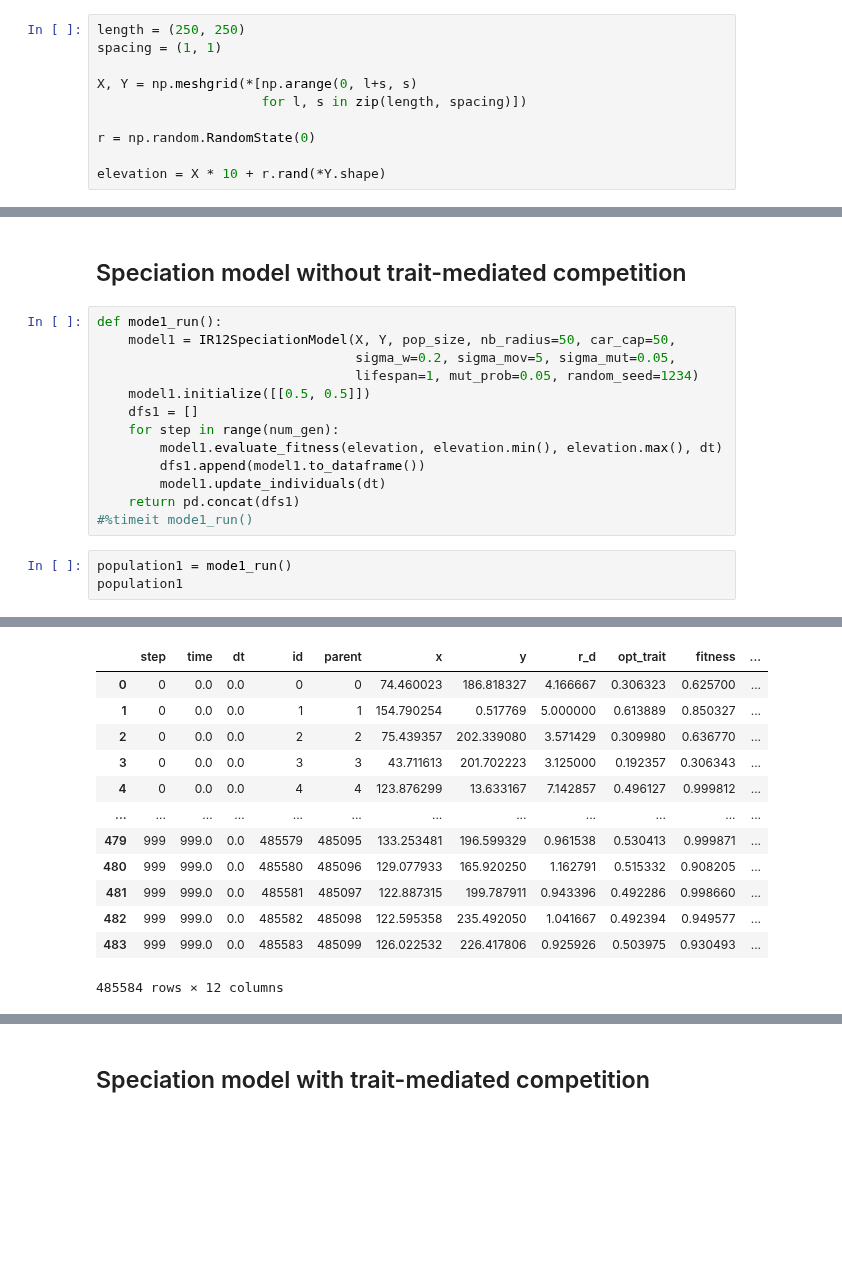
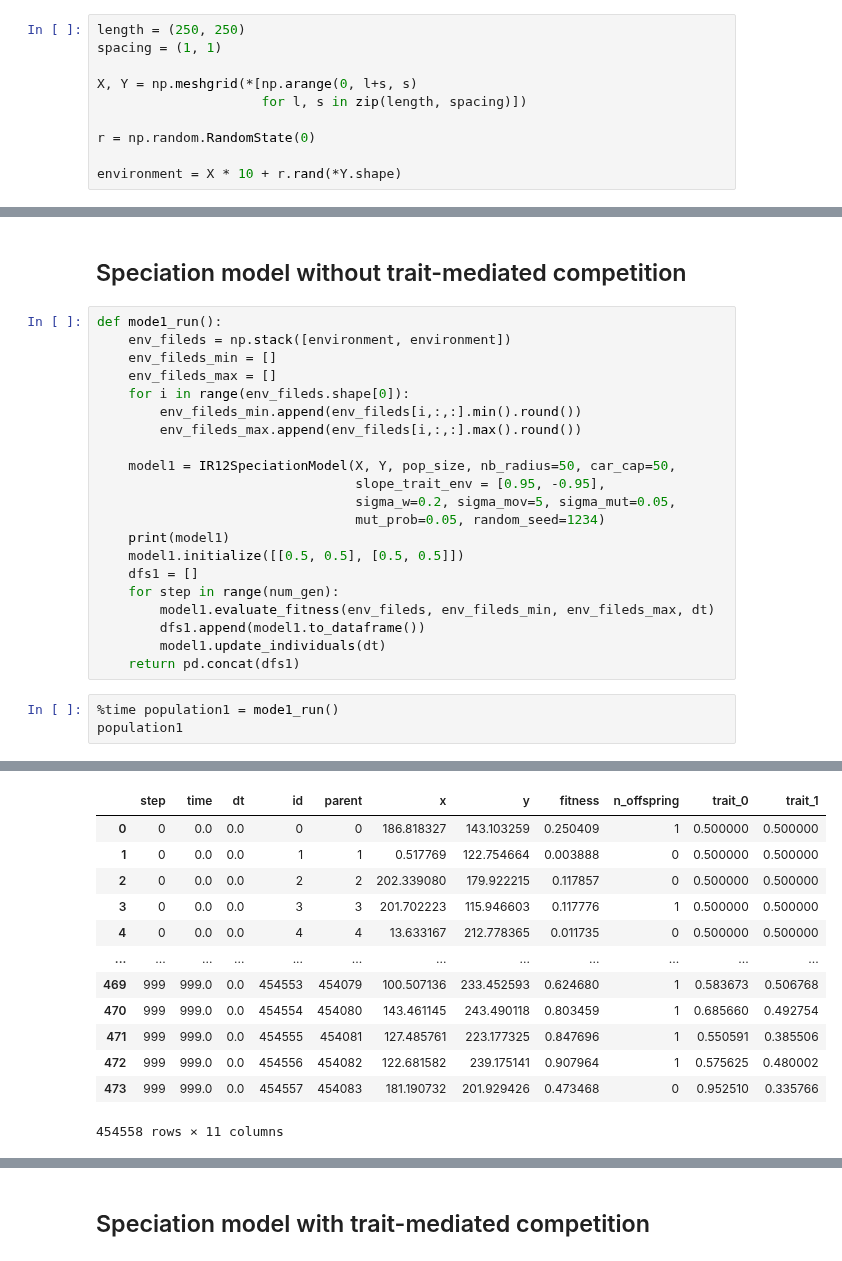
Before and after one commit to fastscape-lem/adascape, a Jupyter notebook: notebooks/basic_example.ipynb, the cells around one changed output, grey strips where cells are left out. Drawn from its saved outputs; the diff is of its cells as text; blank space fills up the shorter version.

```diff
--- a/notebooks/basic_example.ipynb
+++ b/notebooks/basic_example.ipynb
@@ -23,5 +23,5 @@ X, Y = np.meshgrid(*[np.arange(0, l+s, s)
 
 r = np.random.RandomState(0)
 
-elevation = X * 10 + r.rand(*Y.shape)
+environment = X * 10 + r.rand(*Y.shape)
 # %%
@@ -40,18 +40,26 @@ dt = 1e0
 ## Speciation model without trait-mediated competition
 # %%
 def mode1_run():
+    env_fileds = np.stack([environment, environment])
+    env_fileds_min = []
+    env_fileds_max = []
+    for i in range(env_fileds.shape[0]):
+        env_fileds_min.append(env_fileds[i,:,:].min().round())
+        env_fileds_max.append(env_fileds[i,:,:].max().round())
+
     model1 = IR12SpeciationModel(X, Y, pop_size, nb_radius=50, car_cap=50,
+                                 slope_trait_env = [0.95, -0.95],
                                  sigma_w=0.2, sigma_mov=5, sigma_mut=0.05,
-                                 lifespan=1, mut_prob=0.05, random_seed=1234)
-    model1.initialize([[0.5, 0.5]])
+                                 mut_prob=0.05, random_seed=1234)
+    print(model1)
+    model1.initialize([[0.5, 0.5], [0.5, 0.5]])
     dfs1 = []
     for step in range(num_gen):
-        model1.evaluate_fitness(elevation, elevation.min(), elevation.max(), dt)
+        model1.evaluate_fitness(env_fileds, env_fileds_min, env_fileds_max, dt)
         dfs1.append(model1.to_dataframe())
         model1.update_individuals(dt)
     return pd.concat(dfs1)
-#%timeit mode1_run()
 # %%
-population1 = mode1_run()
+%time population1 = mode1_run()
 population1
 # %% [output]
@@ -58,15 +82,15 @@ population1
-|  | step | time | dt | id | parent | x | y | r_d | opt_trait | fitness | ... |
-| 0 | 0 | 0.0 | 0.0 | 0 | 0 | 74.460023 | 186.818327 | 4.166667 | 0.306323 | 0.625700 | ... |
-| 1 | 0 | 0.0 | 0.0 | 1 | 1 | 154.790254 | 0.517769 | 5.000000 | 0.613889 | 0.850327 | ... |
-| 2 | 0 | 0.0 | 0.0 | 2 | 2 | 75.439357 | 202.339080 | 3.571429 | 0.309980 | 0.636770 | ... |
-| 3 | 0 | 0.0 | 0.0 | 3 | 3 | 43.711613 | 201.702223 | 3.125000 | 0.192357 | 0.306343 | ... |
-| 4 | 0 | 0.0 | 0.0 | 4 | 4 | 123.876299 | 13.633167 | 7.142857 | 0.496127 | 0.999812 | ... |
+|  | step | time | dt | id | parent | x | y | fitness | n_offspring | trait_0 | trait_1 |
+| 0 | 0 | 0.0 | 0.0 | 0 | 0 | 186.818327 | 143.103259 | 0.250409 | 1 | 0.500000 | 0.500000 |
+| 1 | 0 | 0.0 | 0.0 | 1 | 1 | 0.517769 | 122.754664 | 0.003888 | 0 | 0.500000 | 0.500000 |
+| 2 | 0 | 0.0 | 0.0 | 2 | 2 | 202.339080 | 179.922215 | 0.117857 | 0 | 0.500000 | 0.500000 |
+| 3 | 0 | 0.0 | 0.0 | 3 | 3 | 201.702223 | 115.946603 | 0.117776 | 1 | 0.500000 | 0.500000 |
+| 4 | 0 | 0.0 | 0.0 | 4 | 4 | 13.633167 | 212.778365 | 0.011735 | 0 | 0.500000 | 0.500000 |
 | ... | ... | ... | ... | ... | ... | ... | ... | ... | ... | ... | ... |
-| 479 | 999 | 999.0 | 0.0 | 485579 | 485095 | 133.253481 | 196.599329 | 0.961538 | 0.530413 | 0.999871 | ... |
-| 480 | 999 | 999.0 | 0.0 | 485580 | 485096 | 129.077933 | 165.920250 | 1.162791 | 0.515332 | 0.908205 | ... |
-| 481 | 999 | 999.0 | 0.0 | 485581 | 485097 | 122.887315 | 199.787911 | 0.943396 | 0.492286 | 0.998660 | ... |
-| 482 | 999 | 999.0 | 0.0 | 485582 | 485098 | 122.595358 | 235.492050 | 1.041667 | 0.492394 | 0.949577 | ... |
-| 483 | 999 | 999.0 | 0.0 | 485583 | 485099 | 126.022532 | 226.417806 | 0.925926 | 0.503975 | 0.930493 | ... |
+| 469 | 999 | 999.0 | 0.0 | 454553 | 454079 | 100.507136 | 233.452593 | 0.624680 | 1 | 0.583673 | 0.506768 |
+| 470 | 999 | 999.0 | 0.0 | 454554 | 454080 | 143.461145 | 243.490118 | 0.803459 | 1 | 0.685660 | 0.492754 |
+| 471 | 999 | 999.0 | 0.0 | 454555 | 454081 | 127.485761 | 223.177325 | 0.847696 | 1 | 0.550591 | 0.385506 |
+| 472 | 999 | 999.0 | 0.0 | 454556 | 454082 | 122.681582 | 239.175141 | 0.907964 | 1 | 0.575625 | 0.480002 |
+| 473 | 999 | 999.0 | 0.0 | 454557 | 454083 | 181.190732 | 201.929426 | 0.473468 | 0 | 0.952510 | 0.335766 |
-485584 rows × 12 columns
+454558 rows × 11 columns
 # %%
 fig1, axes1 = plt.subplots(nrows=2, ncols=5, sharex='col', sharey='row',figsize=(12, 6))
```
Also changed, not shown: parts of 11 cells of this notebook, 6 other files.
